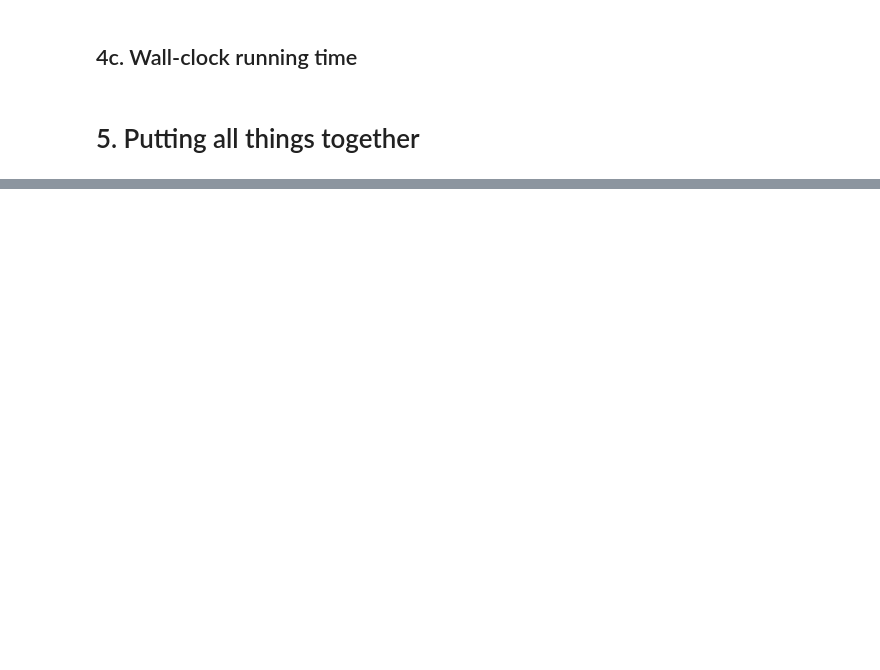
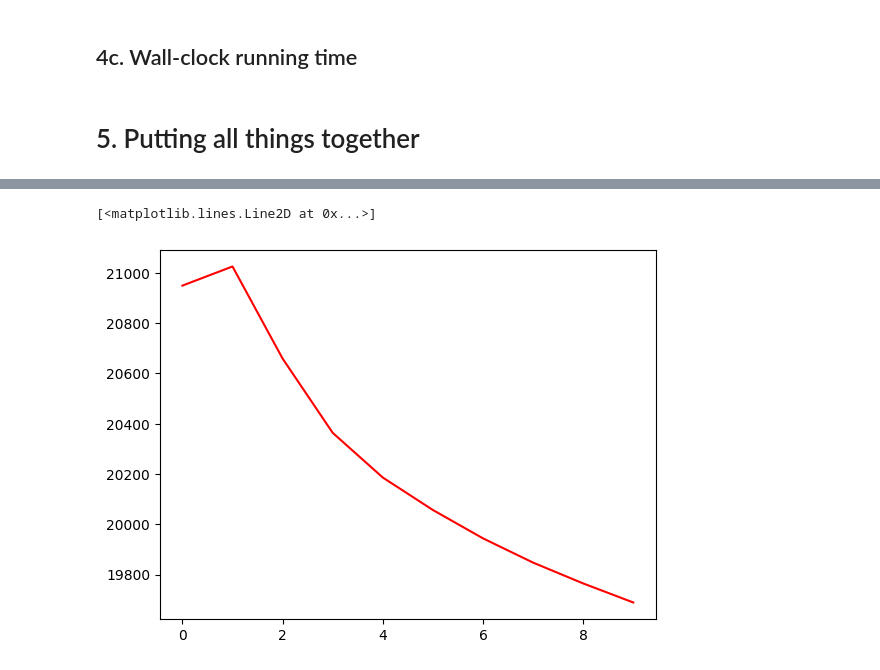
Before and after one commit to CalebThian/highBCnodes, a Jupyter notebook: main.ipynb, the cells around one changed output, grey strips where cells are left out. Saved outputs shown, nothing was run; the diff lists cells and outputs as text; code cells hidden in the pictures; blank space fills up the shorter version.

```diff
--- a/main.ipynb
+++ b/main.ipynb
@@ -252,3 +269,17 @@ for episode in range(num_episodes):
+# %%
+class MyEarlyStopping:
+    def __init__(self, tolerance=5, min_delta=0):
+
+        self.tolerance = tolerance
+        self.min_delta = min_delta
+        self.counter = 0
+        self.early_stop = False
+
+    def __call__(self, train_loss,last_train_loss):
+        if abs(train_loss - last_train_loss) < self.min_delta:
+            self.counter +=1
+            if self.counter >= self.tolerance:
+                self.early_stop = True
 # %% [markdown]
 # 4. Evaluation Metric
 # %% [markdown]
@@ -379,13 +324,0 @@ def train_and_result(filename):
-# %%
-top1_list = []
-top5_list = []
-top10_list = []
-ken_list = []
-elapsed_time_list = []
-for filename in filenames[:-1]:
-    top1,top5,top10,ken,elapsed_time = train_and_result(filename)
-    top1_list.append(top1)
-    top5_list.append(top5)
-    top10_list.append(top10)
-    ken_list.append(ken)
-    elapsed_time_list.append(elapsed_time)
@@ -654,0 +456,7 @@ Start training on cuda
+# %%
+once_top1,once_top5,once_top10,once_ken,once_elapsed_time,model_once,once_loss_list = train_and_result_for_once(filenames[1],episodes = 10)
+print("Top-1% accuracy: {:.2f}".format(once_top1))
+print("Top-5% accuracy: {:.2f}".format(once_top5))
+print("Top-10% accuracy: {:.2f}".format(once_top10))
+print("Kendall tau distance: {:.2f}".format(once_ken))
+print("Running time: {:.2f}".format(once_elapsed_time))
@@ -654,0 +481,4 @@ Start training on cuda
+# %%
+once_loss_list_after = once_loss_list[1:]
+loss_list = [loss.cpu().detach().numpy() for loss in once_loss_list_after]
+loss_list
@@ -654,0 +496,6 @@ Start training on cuda
+# %%
+import matplotlib.pyplot as plt
+plt.plot(np.array(loss_list),'r')
+# %% [output]
+[<matplotlib.lines.Line2D at 0x...>]
+[figure, added]
```
Also changed, not shown: parts of 25 cells of this notebook, 2 other files.
